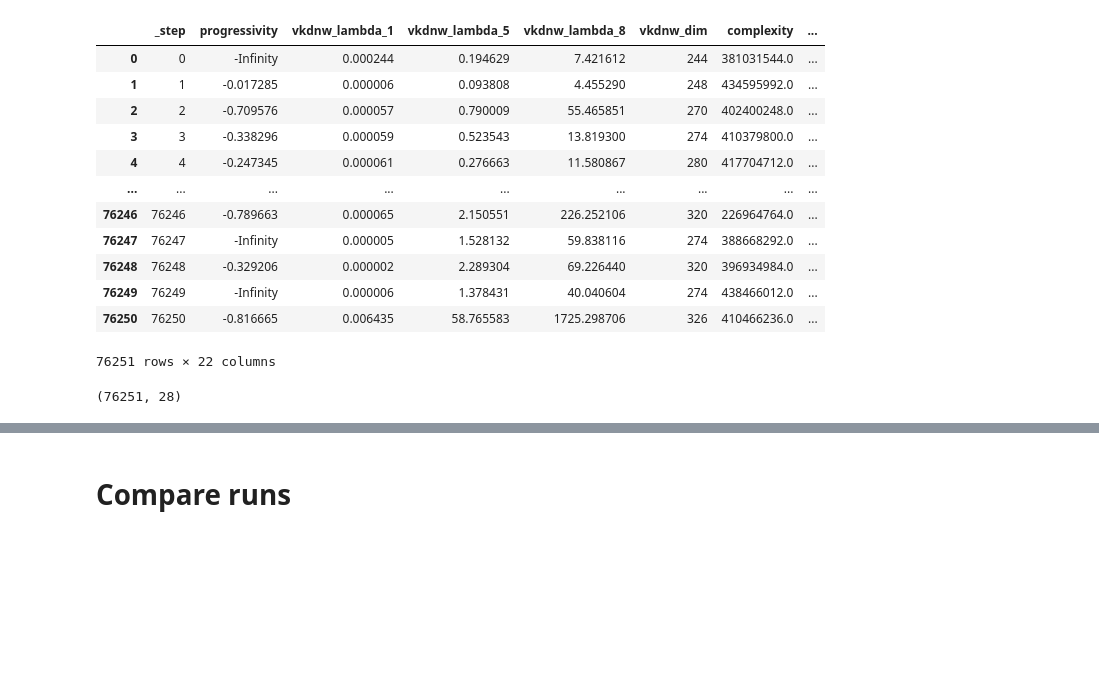
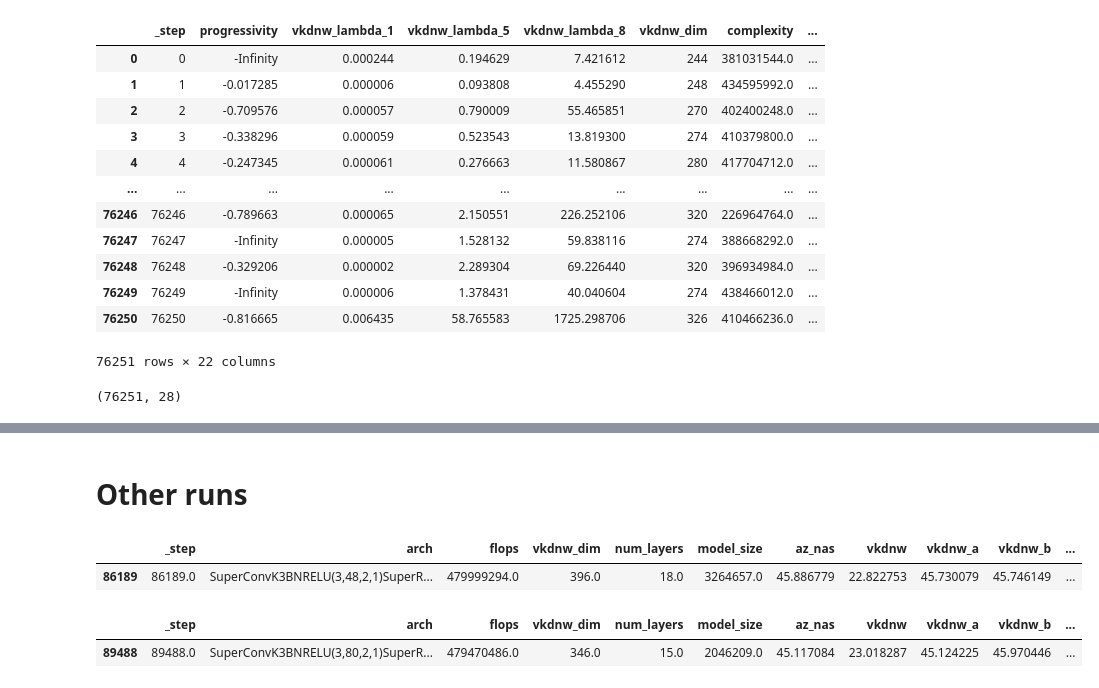
Before and after one commit to ondratybl/VKDNW, a Jupyter notebook: NB201/tss_choose_best.ipynb, the cells around one changed output, grey strips where cells are left out. Saved outputs shown, nothing was run; the diff lists cells and outputs as text; code cells hidden in the pictures; blank space fills up the shorter version.

```diff
--- a/NB201/tss_choose_best.ipynb
+++ b/NB201/tss_choose_best.ipynb
@@ -58,11 +60,50 @@ run[['_step', 'arch', 'flops', 'vkdnw_dim', 'num_layers', 'model_size', 'az_nas'
 # %%
 #run.loc[run['arch']=='SuperConvK3BNRELU(3,32,2,1)SuperResIDWE1K5(32,40,2,24,1)SuperResIDWE1K5(40,64,2,48,4)SuperResIDWE1K5(64,192,2,144,5)SuperResIDWE6K5(192,176,2,176,3)SuperConvK1BNRELU(176,2048,1,1)', ]
 # %% [markdown]
-# Compare runs
+# Other runs
 # %%
 import pandas as pd
 import wandb
 import numpy as np
+
+api_wandb = wandb.Api()
 # %%
-run_small = pd.DataFrame(api_wandb.run('nazderaze/VKDNW/mnipfdm0').scan_history())
-run_large = pd.DataFrame(api_wandb.run('nazderaze/VKDNW/73qqqhqt').scan_history())
+# TOP_vkdnw_b_flops480M_layers18
+run = pd.DataFrame(api_wandb.run('nazderaze/VKDNW/2i17bohj').scan_history())
+
+for col in run.columns:
+    if col != 'arch':
+        run[col] = run[col].astype('float')
+
+run['vkdnw_ratio'] = -(run['vkdnw_lambda_8']/run['vkdnw_lambda_3']).apply(np.log)
+run['az_nas'] = run['expressivity'].rank().apply(np.log)+run['progressivity'].rank().apply(np.log)+run['trainability'].rank().apply(np.log)+run['flops'].rank().apply(np.log)
+run['vkdnw'] = run[['vkdnw_dim', 'vkdnw_ratio']].apply(tuple, axis=1).rank(method='dense', ascending=True).apply(np.log)+run['flops'].rank().apply(np.log)
+
+run['vkdnw_a'] =  run[['vkdnw_dim', 'vkdnw_ratio']].apply(tuple, axis=1).rank(method='dense', ascending=True).apply(np.log)+run['progressivity'].rank().apply(np.log)+run['trainability'].rank().apply(np.log)+run['flops'].rank().apply(np.log)
+run['vkdnw_b'] =  run['expressivity'].rank().apply(np.log)+run[['vkdnw_dim', 'vkdnw_ratio']].apply(tuple, axis=1).rank(method='dense', ascending=True).apply(np.log)+run['trainability'].rank().apply(np.log)+run['flops'].rank().apply(np.log)
+run['vkdnw_c'] =  run['expressivity'].rank().apply(np.log)+run['progressivity'].rank().apply(np.log)+run[['vkdnw_dim', 'vkdnw_ratio']].apply(tuple, axis=1).rank(method='dense', ascending=True).apply(np.log)+run['flops'].rank().apply(np.log)
+
+run[['_step', 'arch', 'flops', 'vkdnw_dim', 'num_layers', 'model_size', 'az_nas', 'vkdnw', 'vkdnw_a', 'vkdnw_b', 'vkdnw_c']].sort_values('vkdnw_b', ascending=False).head(1)
+# %% [output]
+|  | _step | arch | flops | vkdnw_dim | num_layers | model_size | az_nas | vkdnw | vkdnw_a | vkdnw_b | ... |
+| 86189 | 86189.0 | SuperConvK3BNRELU(3,48,2,1)SuperR... | 479999294.0 | 396.0 | 18.0 | 3264657.0 | 45.886779 | 22.822753 | 45.730079 | 45.746149 | ... |
+# %%
+# TOP_vkdnw_b_flops480M_layers15
+run = pd.DataFrame(api_wandb.run('nazderaze/VKDNW/73qqqhqt').scan_history())
+
+for col in run.columns:
+    if col != 'arch':
+        run[col] = run[col].astype('float')
+
+run['vkdnw_ratio'] = -(run['vkdnw_lambda_8']/run['vkdnw_lambda_3']).apply(np.log)
+run['az_nas'] = run['expressivity'].rank().apply(np.log)+run['progressivity'].rank().apply(np.log)+run['trainability'].rank().apply(np.log)+run['flops'].rank().apply(np.log)
+run['vkdnw'] = run[['vkdnw_dim', 'vkdnw_ratio']].apply(tuple, axis=1).rank(method='dense', ascending=True).apply(np.log)+run['flops'].rank().apply(np.log)
+
+run['vkdnw_a'] =  run[['vkdnw_dim', 'vkdnw_ratio']].apply(tuple, axis=1).rank(method='dense', ascending=True).apply(np.log)+run['progressivity'].rank().apply(np.log)+run['trainability'].rank().apply(np.log)+run['flops'].rank().apply(np.log)
+run['vkdnw_b'] =  run['expressivity'].rank().apply(np.log)+run[['vkdnw_dim', 'vkdnw_ratio']].apply(tuple, axis=1).rank(method='dense', ascending=True).apply(np.log)+run['trainability'].rank().apply(np.log)+run['flops'].rank().apply(np.log)
+run['vkdnw_c'] =  run['expressivity'].rank().apply(np.log)+run['progressivity'].rank().apply(np.log)+run[['vkdnw_dim', 'vkdnw_ratio']].apply(tuple, axis=1).rank(method='dense', ascending=True).apply(np.log)+run['flops'].rank().apply(np.log)
+
+run[['_step', 'arch', 'flops', 'vkdnw_dim', 'num_layers', 'model_size', 'az_nas', 'vkdnw', 'vkdnw_a', 'vkdnw_b', 'vkdnw_c']].sort_values('vkdnw_b', ascending=False).head(1)
+# %% [output]
+|  | _step | arch | flops | vkdnw_dim | num_layers | model_size | az_nas | vkdnw | vkdnw_a | vkdnw_b | ... |
+| 89488 | 89488.0 | SuperConvK3BNRELU(3,80,2,1)SuperR... | 479470486.0 | 346.0 | 15.0 | 2046209.0 | 45.117084 | 23.018287 | 45.124225 | 45.970446 | ... |
```
Also changed, not shown: parts of 1 cell of this notebook, 2 other files.
